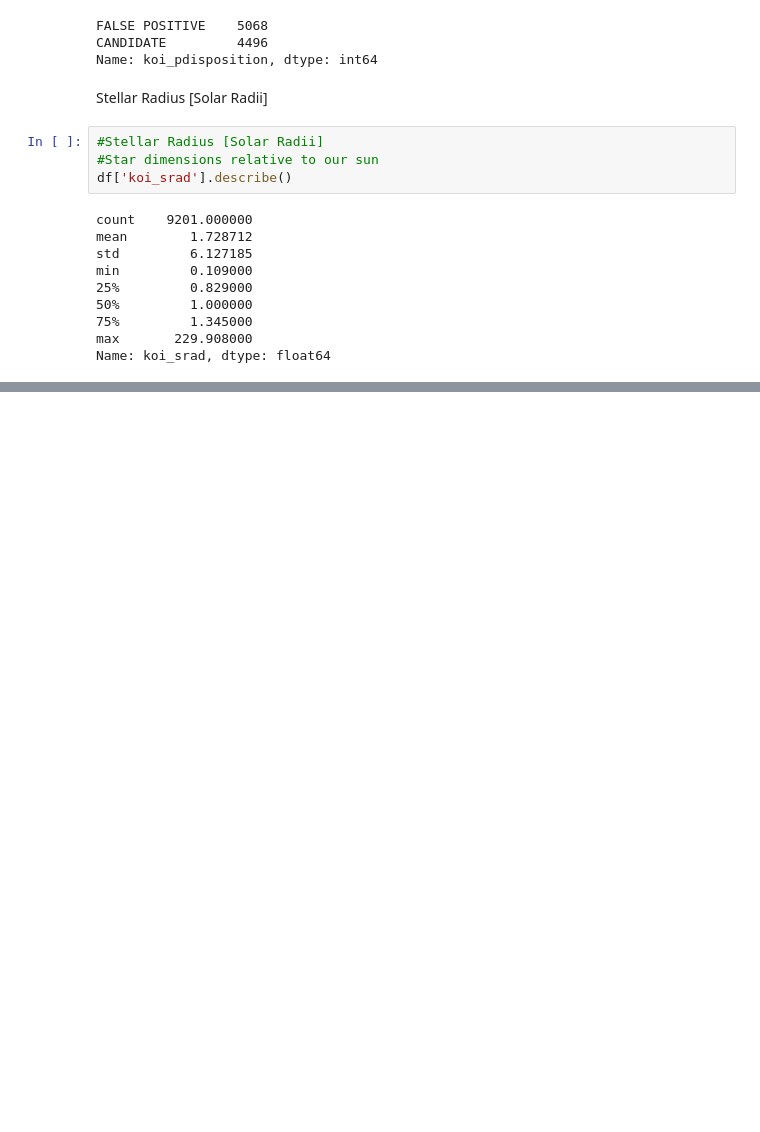
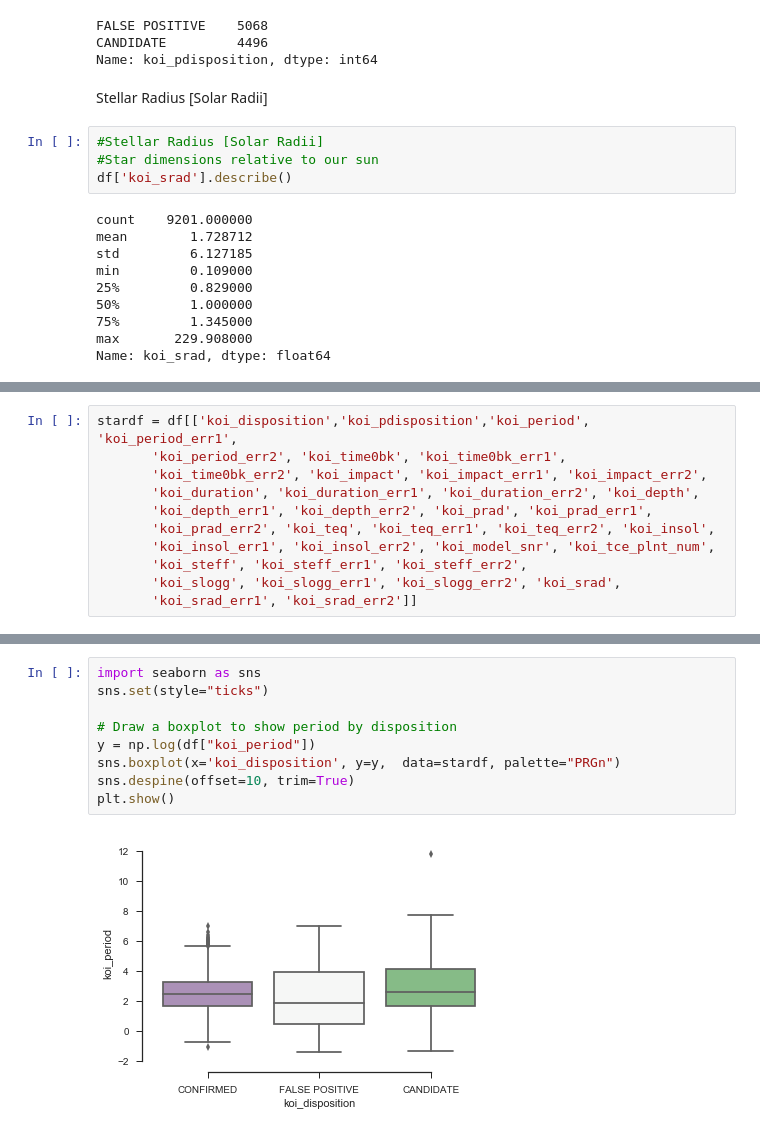
Before and after one commit to DimitriKourouniotis/Capstone2Exoplanets, a Jupyter notebook: EDA Kepler capstone Candidates and Confirms.ipynb, the cells around one changed output, grey strips where cells are left out. Drawn from its saved outputs; the diff is of its cells as text; blank space fills up the shorter version.

Commit message:
added box plots
add

```diff
--- a/EDA Kepler capstone Candidates and Confirms.ipynb
+++ b/EDA Kepler capstone Candidates and Confirms.ipynb
@@ -123,3 +123,14 @@ plt.scatter(x=x,y=y, color=[color_dict[i] for i in df['koi_disposition']], s=s )
 plt.show();
 # %% [output]
 [figure]
+# %%
+stardf = df[['koi_disposition','koi_pdisposition','koi_period', 'koi_period_err1',
+       'koi_period_err2', 'koi_time0bk', 'koi_time0bk_err1',
+       'koi_time0bk_err2', 'koi_impact', 'koi_impact_err1', 'koi_impact_err2',
+       'koi_duration', 'koi_duration_err1', 'koi_duration_err2', 'koi_depth',
+       'koi_depth_err1', 'koi_depth_err2', 'koi_prad', 'koi_prad_err1',
+       'koi_prad_err2', 'koi_teq', 'koi_teq_err1', 'koi_teq_err2', 'koi_insol',
+       'koi_insol_err1', 'koi_insol_err2', 'koi_model_snr', 'koi_tce_plnt_num',
+       'koi_steff', 'koi_steff_err1', 'koi_steff_err2',
+       'koi_slogg', 'koi_slogg_err1', 'koi_slogg_err2', 'koi_srad',
+       'koi_srad_err1', 'koi_srad_err2']]
@@ -125,0 +147,11 @@ plt.show();
+# %%
+import seaborn as sns
+sns.set(style="ticks")
+
+# Draw a boxplot to show period by disposition
+y = np.log(df["koi_period"])
+sns.boxplot(x='koi_disposition', y=y,  data=stardf, palette="PRGn")
+sns.despine(offset=10, trim=True)
+plt.show()
+# %% [output]
+[figure, added]
```
Also changed, not shown: parts of 4 cells of this notebook.
